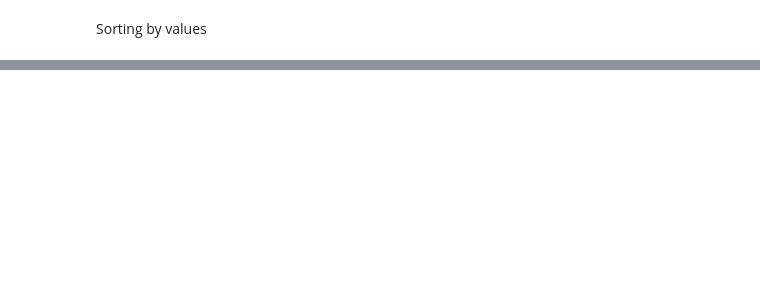
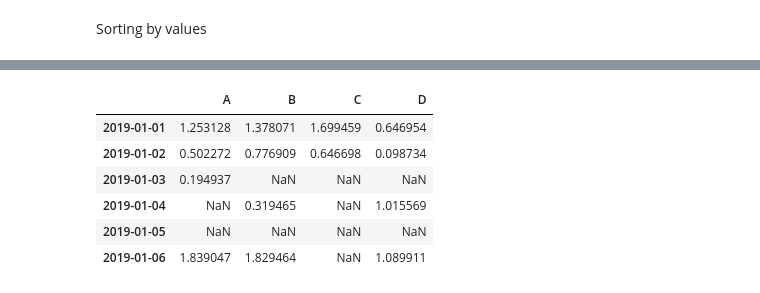
Before and after one commit to LesterYHZ/Python-100-Day-Practice, a Jupyter notebook: 18_Scientific-Computing/Pandas.ipynb, the cells around one changed output, grey strips where cells are left out. Saved outputs shown, nothing was run; the diff lists cells and outputs as text; code cells hidden in the pictures; blank space fills up the shorter version.

```diff
--- a/18_Scientific-Computing/Pandas.ipynb
+++ b/18_Scientific-Computing/Pandas.ipynb
@@ -187,0 +297,11 @@ df.sort_values(by="B")
+# %%
+# Selecting values from a DataFrame where a boolean condition is met
+df[df>0]
+# %% [output]
+|  | A | B | C | D |
+| 2019-01-01 | 1.253128 | 1.378071 | 1.699459 | 0.646954 |
+| 2019-01-02 | 0.502272 | 0.776909 | 0.646698 | 0.098734 |
+| 2019-01-03 | 0.194937 | NaN | NaN | NaN |
+| 2019-01-04 | NaN | 0.319465 | NaN | 1.015569 |
+| 2019-01-05 | NaN | NaN | NaN | NaN |
+| 2019-01-06 | 1.839047 | 1.829464 | NaN | 1.089911 |
```
Also changed, not shown: parts of 45 cells of this notebook.
